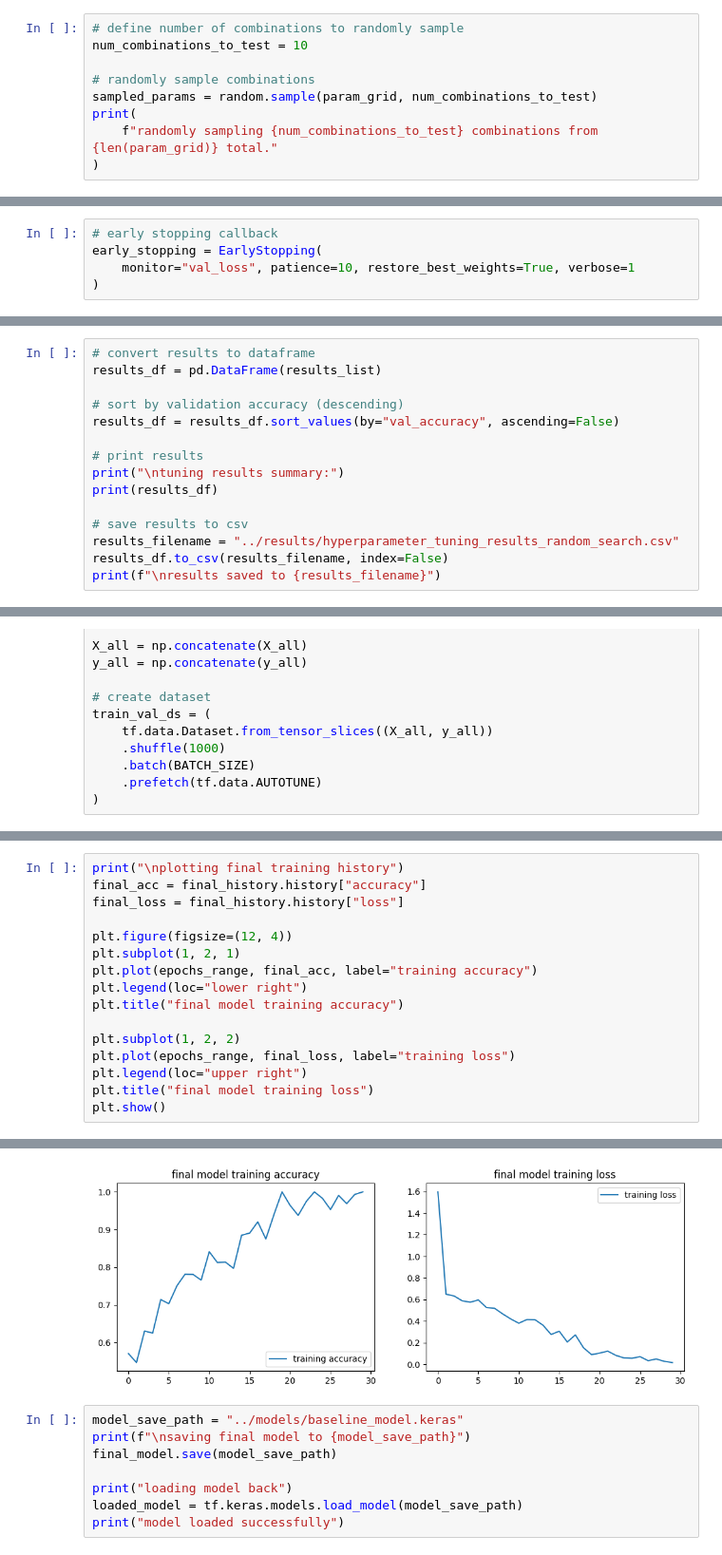
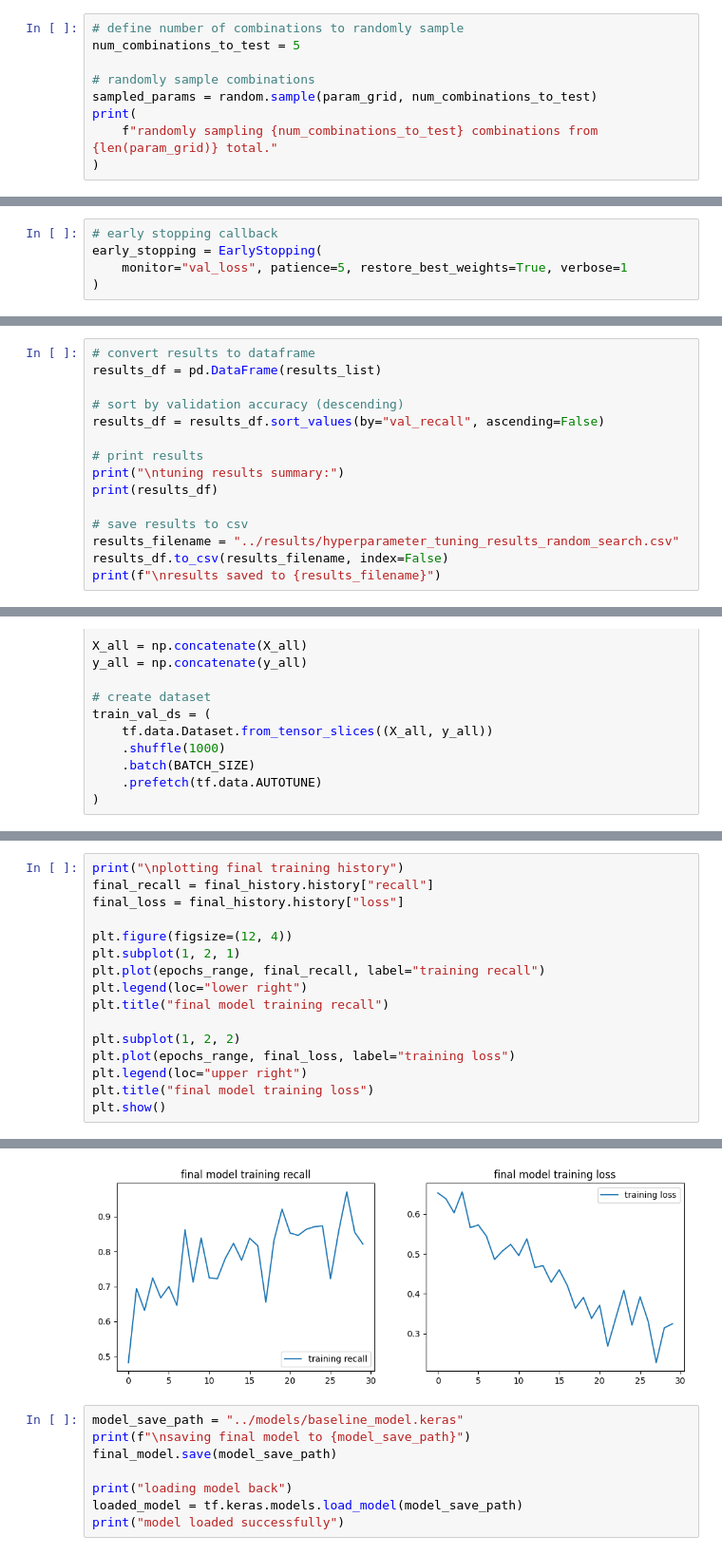
Before and after one commit to romeodetimmerman/covid-xray, a Jupyter notebook: src/baseline.ipynb, the cells around one changed output, grey strips where cells are left out. Shown at 95% size. Drawn from its saved outputs; the diff is of its cells as text.

Commit message:
retraining baseline model

```diff
--- a/src/baseline.ipynb
+++ b/src/baseline.ipynb
@@ -257,7 +257,7 @@ param_grid = list(
 )
 # %%
 # define number of combinations to randomly sample
-num_combinations_to_test = 10
+num_combinations_to_test = 5
 
 # randomly sample combinations
 sampled_params = random.sample(param_grid, num_combinations_to_test)
@@ -272,7 +272,7 @@ results_list = []
 # %%
 # early stopping callback
 early_stopping = EarlyStopping(
-    monitor="val_loss", patience=10, restore_best_weights=True, verbose=1
+    monitor="val_loss", patience=5, restore_best_weights=True, verbose=1
 )
 # %%
 print("starting hyperparameter tuning")
@@ -345,7 +345,7 @@ hyperparameter tuning finished.
 results_df = pd.DataFrame(results_list)
 
 # sort by validation accuracy (descending)
-results_df = results_df.sort_values(by="val_accuracy", ascending=False)
+results_df = results_df.sort_values(by="val_recall", ascending=False)
 
 # print results
 print("\ntuning results summary:")
@@ -469,22 +468,22 @@ Epoch 30/30
 # %%
 print("\nplotting final training history")
-final_acc = final_history.history["accuracy"]
+final_recall = final_history.history["recall"]
 final_loss = final_history.history["loss"]
 
 plt.figure(figsize=(12, 4))
 plt.subplot(1, 2, 1)
-plt.plot(epochs_range, final_acc, label="training accuracy")
+plt.plot(epochs_range, final_recall, label="training recall")
 plt.legend(loc="lower right")
-plt.title("final model training accuracy")
+plt.title("final model training recall")
 
 plt.subplot(1, 2, 2)
 plt.plot(epochs_range, final_loss, label="training loss")
 plt.legend(loc="upper right")
 plt.title("final model training loss")
 plt.show()
 # %% [output]
 plotting final training history
-[figure, old version]
+[figure, new version]
 # %%
 model_save_path = "../models/baseline_model.keras"
 print(f"\nsaving final model to {model_save_path}")
```
Also changed, not shown: parts of 12 cells of this notebook, 1 other file.
